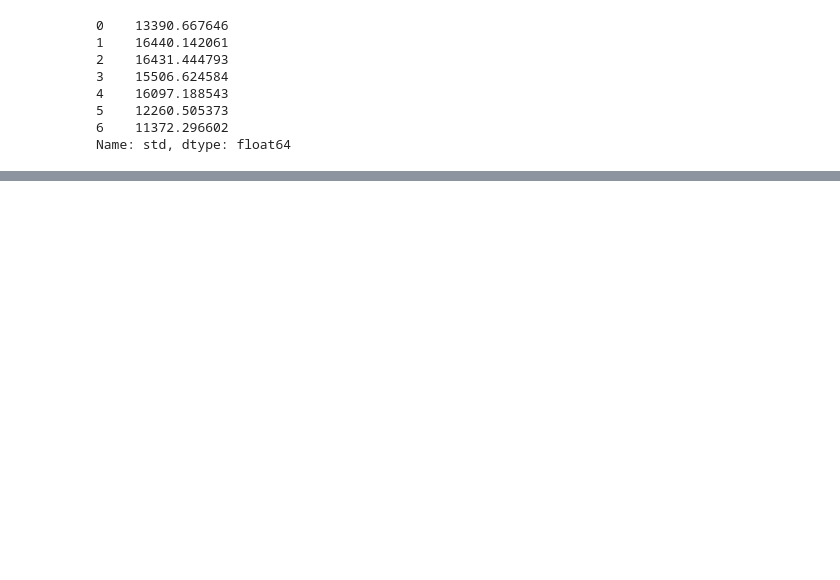
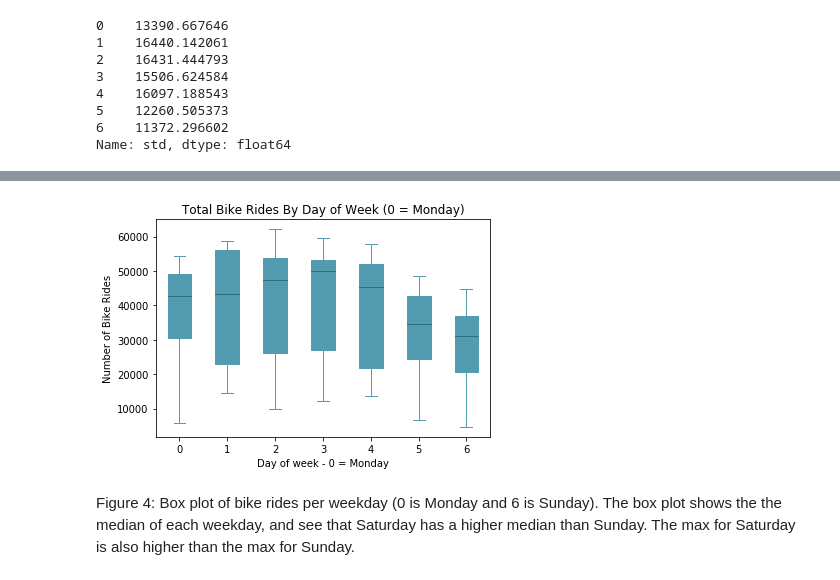
Before and after one commit to samjfalk/PUI2018_sjf374, a Jupyter notebook: HW8_sjf374/HW8_2_sjf374.ipynb, the cells around one changed output, grey strips where cells are left out. Cells and saved outputs as stored; diff of their text form; code cells hidden in the pictures; blank space fills up the shorter version.

```diff
--- a/HW8_sjf374/HW8_2_sjf374.ipynb
+++ b/HW8_sjf374/HW8_2_sjf374.ipynb
@@ -431,0 +498,46 @@ graphunredacted[graphunredacted['weekday'] == 6]['count']
+# %%
+# The code for creating the boxplot was sampled from a tutorial from Oracle site below
+# https://www.datascience.com/blog/learn-data-science-intro-to-data-visualization-in-matplotlib
+
+days = np.unique(graphdates['weekday'])
+graphweekday = []
+for day in days:
+    graphweekday.append(graphdates[graphdates['weekday'] == day]['count'].values)
+# %%
+# Define a function to create a boxplot:
+def boxplot(x_data, y_data, base_color, median_color, x_label, y_label, title):
+    _, ax = plt.subplots()
+
+    # Draw boxplots, specifying desired style
+    ax.boxplot(y_data
+               # patch_artist must be True to control box fill
+               , patch_artist = True
+               # Properties of median line
+               , medianprops = {'color': median_color}
+               # Properties of box
+               , boxprops = {'color': base_color, 'facecolor': base_color}
+               # Properties of whiskers
+               , whiskerprops = {'color': base_color}
+               # Properties of whisker caps
+               , capprops = {'color': base_color})
+
+    # By default, the tick label starts at 1 and increments by 1 for
+    # each box drawn. This sets the labels to the ones we want
+    ax.set_xticklabels(x_data)
+    ax.set_ylabel(y_label)
+    ax.set_xlabel(x_label)
+    ax.set_title(title)
+# %%
+# Call the function to create plot
+boxplot(x_data = days
+        , y_data = graphweekday
+        , base_color = '#539caf'
+        , median_color = '#297083'
+        , x_label = 'Day of week - 0 = Monday'
+        , y_label = 'Number of Bike Rides'
+        , title = 'Total Bike Rides By Day of Week (0 = Monday)')
+# %% [output]
+[figure, added]
+# %% [markdown]
+Figure 4:
+Box plot of bike rides per weekday (0 is Monday and 6 is Sunday). The  box plot shows the the median of each weekday, and see that  Saturday has a higher median than Sunday. The max for Saturday is also higher than the max for Sunday.
```
Also changed, not shown: parts of 55 cells of this notebook.
